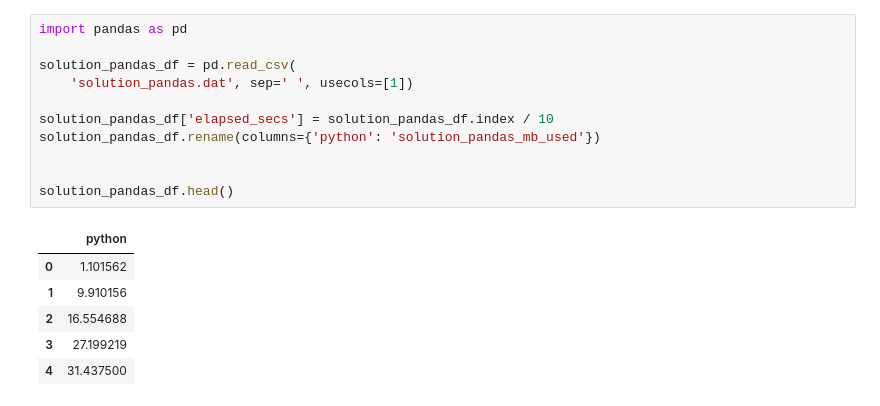
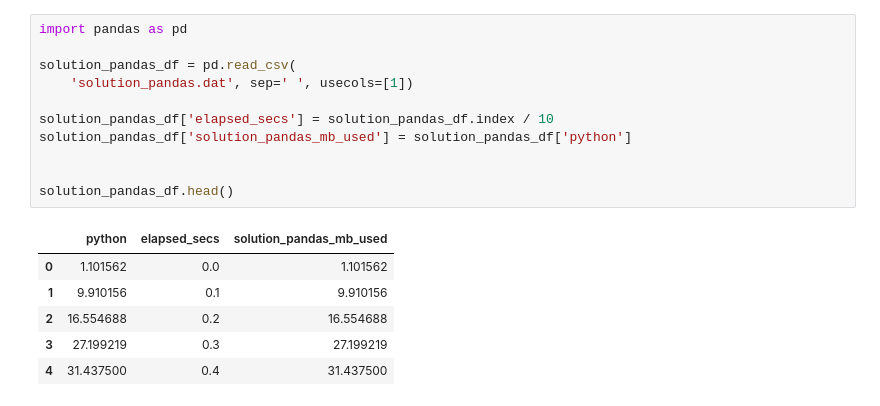
Before and after one commit to TDADSBootcamp/Advanced-Bigger-Data, a Jupyter notebook: notebooks/performance.ipynb, the cells around one changed output. Saved outputs shown, nothing was run; the diff lists cells and outputs as text.

```diff
--- a/notebooks/performance.ipynb
+++ b/notebooks/performance.ipynb
@@ -3,18 +17,18 @@
 # %%
 import pandas as pd
 
 solution_pandas_df = pd.read_csv(
     'solution_pandas.dat', sep=' ', usecols=[1])
 
 solution_pandas_df['elapsed_secs'] = solution_pandas_df.index / 10
-solution_pandas_df.rename(columns={'python': 'solution_pandas_mb_used'})
+solution_pandas_df['solution_pandas_mb_used'] = solution_pandas_df['python']
 
 
 solution_pandas_df.head()
 # %% [output]
-|  | python |
-| 0 | 1.101562 |
-| 1 | 9.910156 |
-| 2 | 16.554688 |
-| 3 | 27.199219 |
-| 4 | 31.437500 |
+|  | python | elapsed_secs | solution_pandas_mb_used |
+| 0 | 1.101562 | 0.0 | 1.101562 |
+| 1 | 9.910156 | 0.1 | 9.910156 |
+| 2 | 16.554688 | 0.2 | 16.554688 |
+| 3 | 27.199219 | 0.3 | 27.199219 |
+| 4 | 31.437500 | 0.4 | 31.437500 |
```
Also changed, not shown: parts of 13 cells of this notebook, 9 other files.
